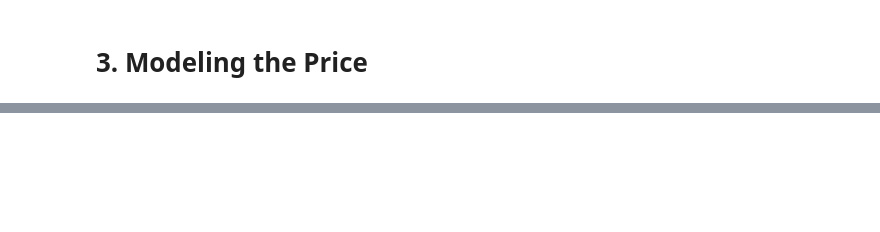
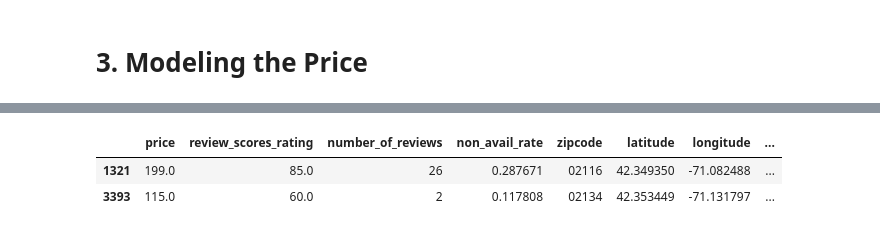
Before and after one commit to chziha/Data-Scientist-Udacity-Nanodegree, a Jupyter notebook: Writing_a_Data_Scientist_Blog_Post/write_ds_blog.ipynb, the cells around one changed output, grey strips where cells are left out. Cells and saved outputs as stored; diff of their text form; code cells hidden in the pictures; blank space fills up the shorter version.

```diff
--- a/Writing_a_Data_Scientist_Blog_Post/write_ds_blog.ipynb
+++ b/Writing_a_Data_Scientist_Blog_Post/write_ds_blog.ipynb
@@ -479,0 +576,10 @@ map_Boston
+# %%
+# Similarly, fill the missing values for bedrooms and beds using 1
+listings_prd['bedrooms'].fillna(1, inplace=True)
+listings_prd['beds'].fillna(1, inplace=True)
+# %%
+listings_prd[listings_prd['property_type'].isnull()]
+# %% [output]
+|  | price | review_scores_rating | number_of_reviews | non_avail_rate | zipcode | latitude | longitude | ... |
+| 1321 | 199.0 | 85.0 | 26 | 0.287671 | 02116 | 42.349350 | -71.082488 | ... |
+| 3393 | 115.0 | 60.0 | 2 | 0.117808 | 02134 | 42.353449 | -71.131797 | ... |
```
Also changed, not shown: parts of 24 cells of this notebook, 29 other files.
